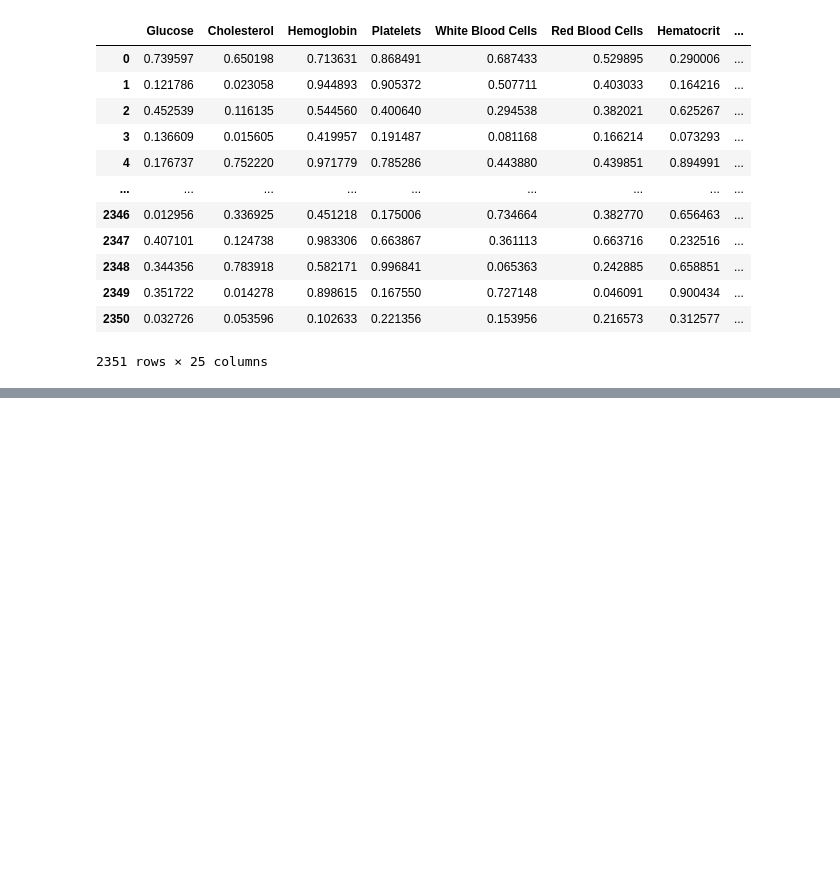
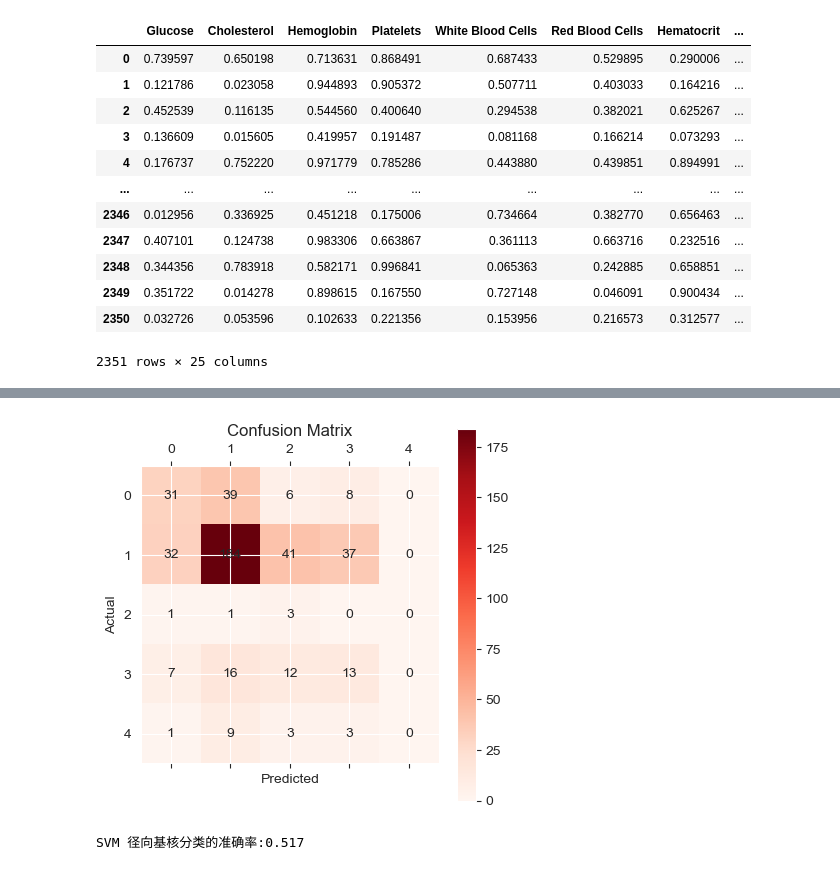
Before and after one commit to wushenhaoyu/NWPU-Pattern-recognition, a Jupyter notebook: 大作业/大作业.ipynb, the cells around one changed output, grey strips where cells are left out. Cells and saved outputs as stored; diff of their text form; code cells hidden in the pictures; blank space fills up the shorter version.

```diff
--- a/大作业/大作业.ipynb
+++ b/大作业/大作业.ipynb
@@ -101,0 +160,28 @@ np.argmax(Test_label.values, axis=1).shape
+# %%
+clf = svm.SVC(kernel='rbf',C = 1)
+clf.fit(Training_data_.values, np.argmax(Training_label.values, axis=1))
+result = clf.predict(Test_data_.values)
+# %%
+check = []
+for i , j in zip(result, np.argmax(Test_label.values, axis=1)):
+    if i == j :
+        check.append(1)
+    else:
+        check.append(0)
+# %%
+byes_cm = confusion_matrix(np.argmax(Test_label.values, axis=1), result )
+plt.matshow(byes_cm, cmap=plt.cm.Reds)
+for i in range(len(byes_cm)):
+    for j in range(len(byes_cm)):
+        plt.annotate(byes_cm[j, i], xy=(i, j), horizontalalignment='center', verticalalignment='center')
+
+plt.colorbar()
+plt.title('Confusion Matrix')
+plt.xlabel('Predicted')
+plt.ylabel('Actual')
+
+plt.show()
+print("SVM 径向基核分类的准确率:%.3f"%(check.count(1) / len(check)))
+# %% [output]
+[figure, added]
+SVM 径向基核分类的准确率:0.517
```
Also changed, not shown: parts of 25 cells of this notebook.
